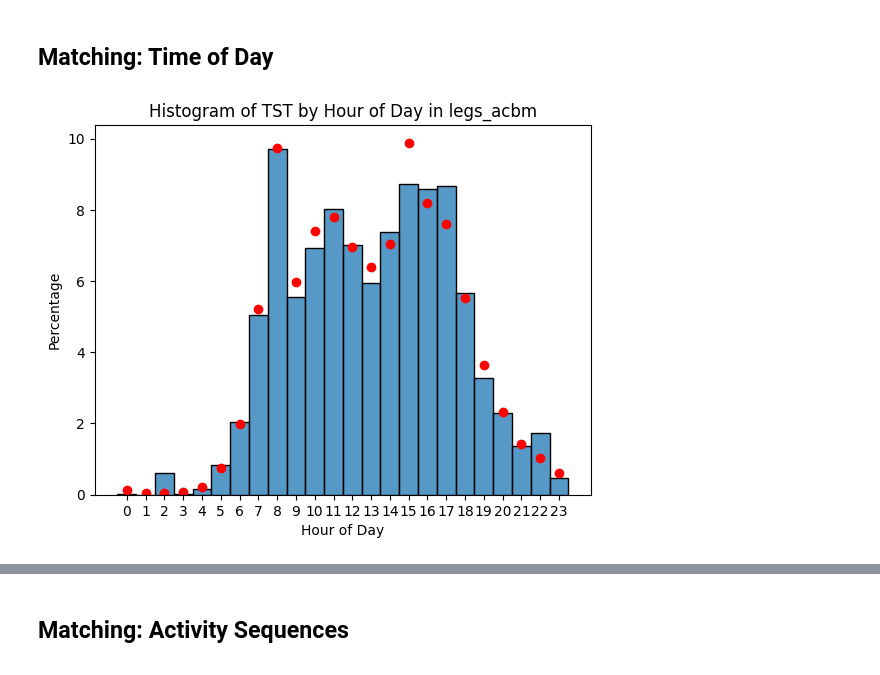
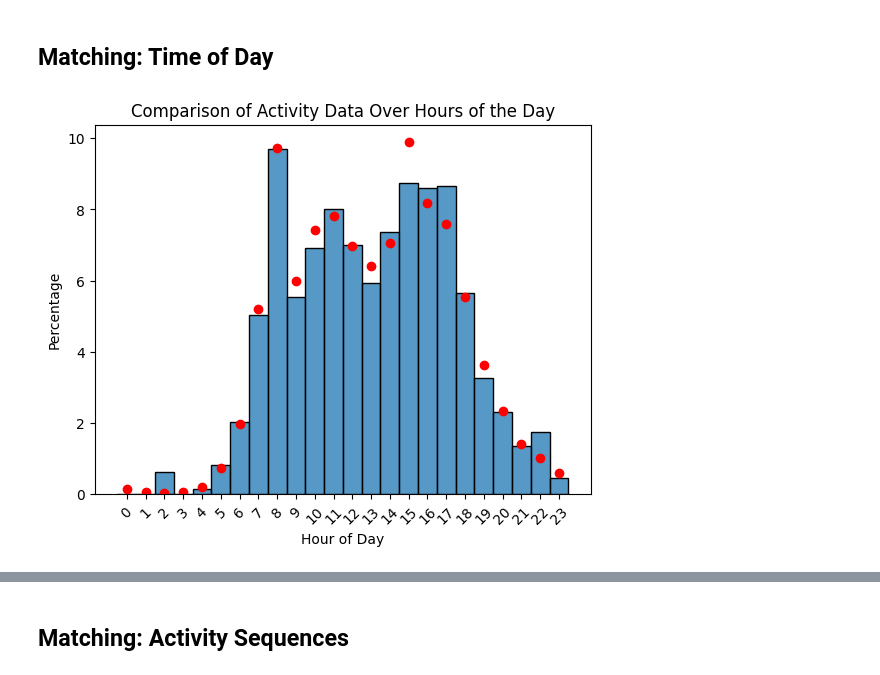
Before and after one commit to Urban-Analytics-Technology-Platform/acbm, a Jupyter notebook: notebooks/5_validate_outputs.ipynb, the cells around one changed output, grey strips where cells are left out. Cells and saved outputs as stored; diff of their text form; code cells hidden in the pictures.

```diff
--- a/notebooks/5_validate_outputs.ipynb
+++ b/notebooks/5_validate_outputs.ipynb
@@ -41,3 +46,8 @@ legs_acbm
 # rename origin activity and destination activity columns
 
 legs_acbm = legs_acbm.rename(columns={"origin activity": "oact", "destination activity": "dact"})
+legs_acbm_geo = legs_acbm_geo.rename(columns={"origin activity": "oact", "destination activity": "dact"})
+
+
+# rename distance column in NTS
+legs_nts = legs_nts.rename(columns={"TripDisIncSW": "distance"})
@@ -60,3 +56,15 @@ legs_nts
+# %%
+# Create hour column
+
+# acbm - tst is in datetime format
+# Convert tst to datetime format and extract the hour component in one step
+legs_acbm['tst_hour'] = legs_acbm['tst'].apply(lambda x: pd.to_datetime(x).hour)
+legs_acbm['tet_hour'] = legs_acbm['tet'].apply(lambda x: pd.to_datetime(x).hour)
+
+# nts - tst is in minutes
+# Convert legs_nts["tst"] from minutes to hours
+legs_nts['tst_hour'] = legs_nts['tst'] // 60
+legs_nts['tet_hour'] = legs_nts['tet'] // 60
 # %%
 
 legs_nts[
@@ -165,39 +175,26 @@ plt.show()
 # %% [markdown]
 ## Matching: Time of Day
 # %%
-import seaborn as sns
-import matplotlib.pyplot as plt
-import pandas as pd
-
-# Create a new DataFrame
-legs_acbm_clean = legs_acbm.copy()
-
-# Convert tst to datetime format
-legs_acbm_clean['tst'] = pd.to_datetime(legs_acbm_clean['tst'])
-
-# Extract the hour component
-legs_acbm_clean['hour'] = legs_acbm_clean['tst'].dt.hour #+ 1
-
 # Calculate the percentage of each hour in legs_acbm_clean['hour']
-acbm_hour_counts = legs_acbm_clean['hour'].value_counts(normalize=True).sort_index() * 100
+acbm_hour_counts = legs_acbm['tst_hour'].value_counts(normalize=True).sort_index() * 100
 
 # Convert legs_nts["tst"] from minutes to hours
-legs_nts['hour'] = legs_nts['tst'] // 60
+legs_nts['tst_hour'] = legs_nts['tst'] // 60
 
 # Calculate the percentage of each hour in legs_nts['hour']
-nts_hour_counts = legs_nts['hour'].value_counts(normalize=True).sort_index() * 100
+nts_hour_counts = legs_nts['tst_hour'].value_counts(normalize=True).sort_index() * 100
 
 # Plot the histogram using seaborn
-sns.histplot(legs_acbm_clean['hour'], bins=24, kde=False, discrete=True, stat='percent')
+sns.histplot(legs_acbm['tst_hour'], bins=24, kde=False, discrete=True, stat='percent')
 plt.xlabel('Hour of Day')
 plt.ylabel('Percentage')
-plt.title('Histogram of TST by Hour of Day in legs_acbm')
-plt.xticks(range(0, 24))  # Set x-ticks to represent each hour of the day
+plt.title('Comparison of Activity Data Over Hours of the Day')
+plt.xticks(range(0, 24), rotation=45)  # Set x-ticks to represent each hour of the day
 
 # Add dots to represent the percentage values of legs_nts["tst"]
 for hour, percent in nts_hour_counts.items():
     plt.plot(hour, percent, 'ro')  # 'ro' means red dot
 
 plt.show()
 # %% [output]
-[figure, old version]
+[figure, new version]
```
Also changed, not shown: parts of 27 cells of this notebook.
